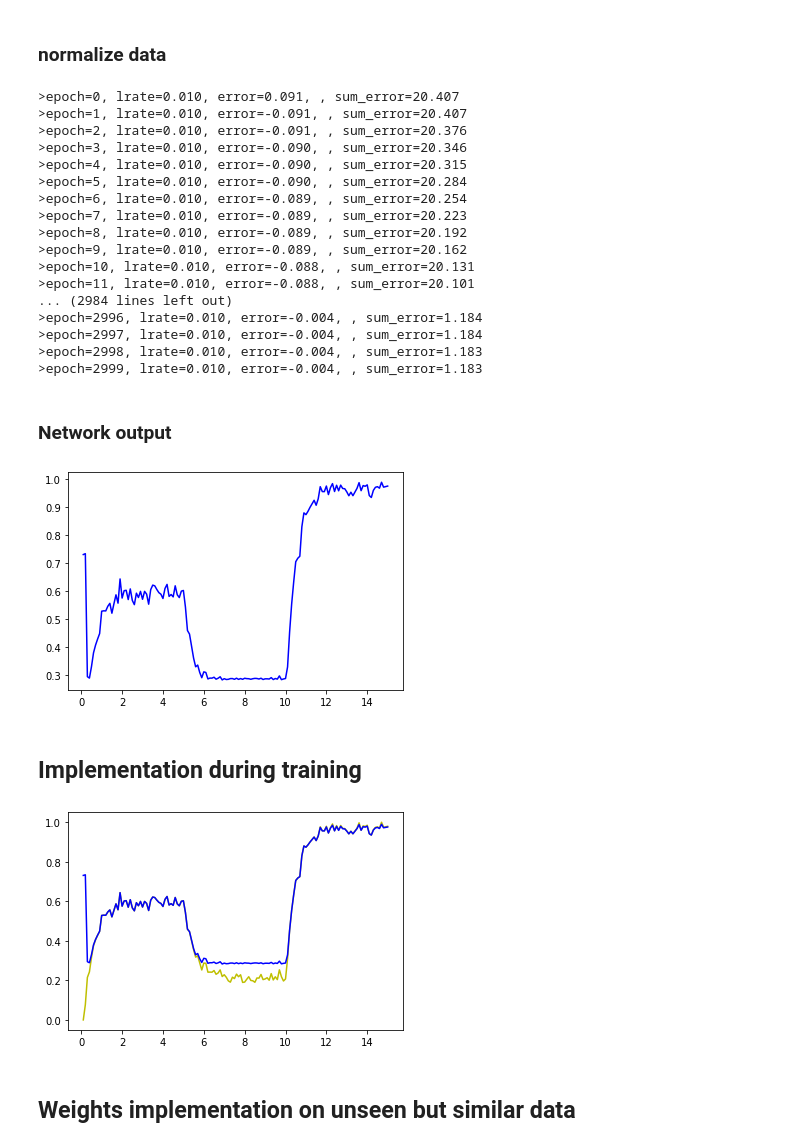
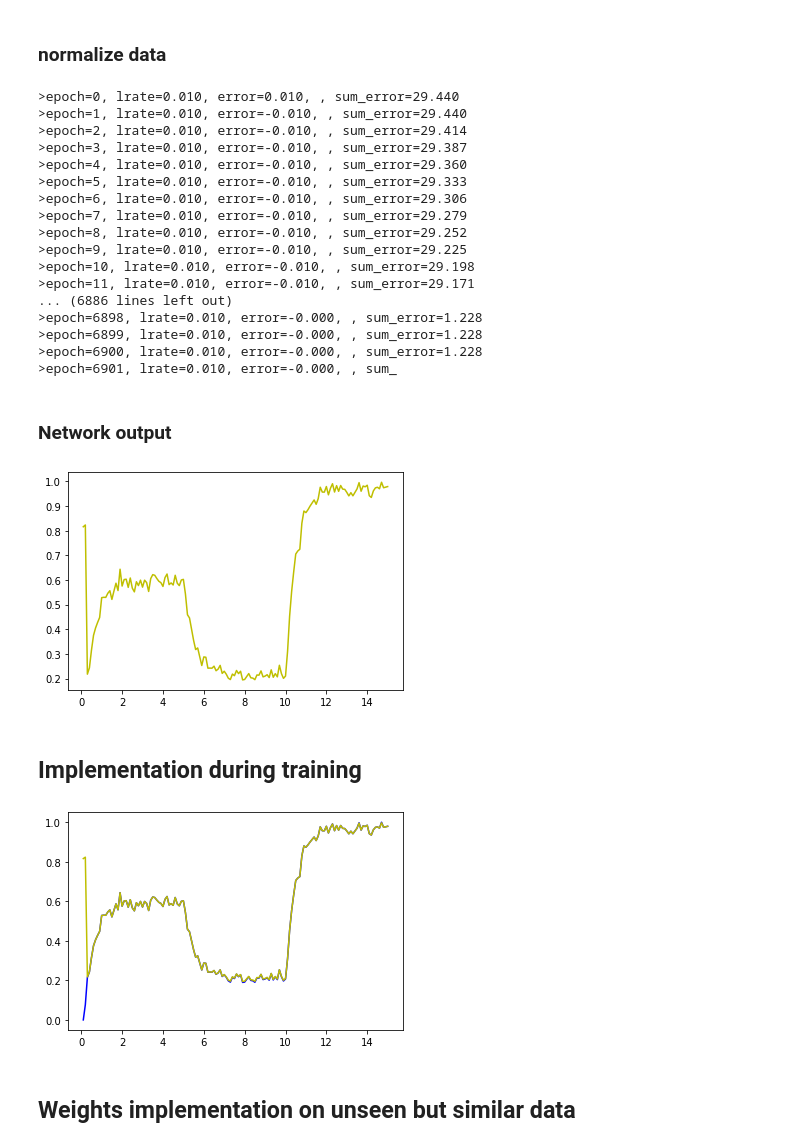
Before and after one commit to Kikumu/Computational-science-practice, a Jupyter notebook: CourseProject/Computational-Science-ACW.ipynb, the cells around one changed output. Cells and saved outputs as stored; diff of their text form; code cells hidden in the pictures.

```diff
--- a/CourseProject/Computational-Science-ACW.ipynb
+++ b/CourseProject/Computational-Science-ACW.ipynb
@@ -366,7 +366,7 @@ def sigmoid_activation(val):
     return sigmoid
 
 def train_weights3(array, lr, loops):
-    weights3 = [1,rand.uniform(0,1),rand.uniform(0,1),rand.uniform(0,1)] #initialise weights
+    weights3 = [rand.uniform(0,1),rand.uniform(0,1),rand.uniform(0,1),rand.uniform(0,1)] #initialise weights
     weights3_1 = []             #append/save created weights
     itr_array = []
     sum_error_array = []
@@ -431,8 +431,8 @@ def train_weights3(array, lr, loops):
     return net_array,sum_error_array,weights3_1,itr_array
 
 def predict3(noise2,weights2):
-    net_sum = 0
-    net_sum = weights2[0] #obtain bias from weight array
+    net_sum = 1
+    net_sum +=net_sum*weights2[0] #obtain bias from weight array
     for i in range(len(noise2)-1):
         net_sum += weights2[i + 1] * noise2[i] #multiply input by respective weight to obtain a summation
     activation2 = sigmoid_activation(net_sum)  #implement sigmoid function to summation obtained
@@ -569,50 +569,50 @@ dat2 = triple_converter(x_scaled)
 # %%
 #values,e,w,test,itrArray,accuracy_array = train_weights3(dat2, 0.01,100)
 #0.006531
-values,e,weights,itr = train_weights3(dat2, 0.01,3000)
+values,e,weights,itr = train_weights3(dat2, 0.01,10000)
 # %% [output]
->epoch=0, lrate=0.010, error=0.091, , sum_error=20.407
->epoch=1, lrate=0.010, error=-0.091, , sum_error=20.407
->epoch=2, lrate=0.010, error=-0.091, , sum_error=20.376
->epoch=3, lrate=0.010, error=-0.090, , sum_error=20.346
->epoch=4, lrate=0.010, error=-0.090, , sum_error=20.315
->epoch=5, lrate=0.010, error=-0.090, , sum_error=20.284
->epoch=6, lrate=0.010, error=-0.089, , sum_error=20.254
->epoch=7, lrate=0.010, error=-0.089, , sum_error=20.223
->epoch=8, lrate=0.010, error=-0.089, , sum_error=20.192
->epoch=9, lrate=0.010, error=-0.089, , sum_error=20.162
->epoch=10, lrate=0.010, error=-0.088, , sum_error=20.131
->epoch=11, lrate=0.010, error=-0.088, , sum_error=20.101
-... (2984 lines left out)
->epoch=2996, lrate=0.010, error=-0.004, , sum_error=1.184
->epoch=2997, lrate=0.010, error=-0.004, , sum_error=1.184
->epoch=2998, lrate=0.010, error=-0.004, , sum_error=1.183
->epoch=2999, lrate=0.010, error=-0.004, , sum_error=1.183
+>epoch=0, lrate=0.010, error=0.010, , sum_error=29.440
+>epoch=1, lrate=0.010, error=-0.010, , sum_error=29.440
+>epoch=2, lrate=0.010, error=-0.010, , sum_error=29.414
+>epoch=3, lrate=0.010, error=-0.010, , sum_error=29.387
+>epoch=4, lrate=0.010, error=-0.010, , sum_error=29.360
+>epoch=5, lrate=0.010, error=-0.010, , sum_error=29.333
+>epoch=6, lrate=0.010, error=-0.010, , sum_error=29.306
+>epoch=7, lrate=0.010, error=-0.010, , sum_error=29.279
+>epoch=8, lrate=0.010, error=-0.010, , sum_error=29.252
+>epoch=9, lrate=0.010, error=-0.010, , sum_error=29.225
+>epoch=10, lrate=0.010, error=-0.010, , sum_error=29.198
+>epoch=11, lrate=0.010, error=-0.010, , sum_error=29.171
+... (6886 lines left out)
+>epoch=6898, lrate=0.010, error=-0.000, , sum_error=1.228
+>epoch=6899, lrate=0.010, error=-0.000, , sum_error=1.228
+>epoch=6900, lrate=0.010, error=-0.000, , sum_error=1.228
+>epoch=6901, lrate=0.010, error=-0.000, , sum_
 # %% [markdown]
 ### Network output
 # %%
 #save to dataframe
 #data6= {'Noise_values':dat1,'Output of Perceptron':values,'Error':e,'T':t_save2}
 #df6= pd.DataFrame(data6)
 y_axis = values #network output
 #y = x_scaled
 x_axis = x = t_save2
 #plt.plot(x,y,"y") #actual
-plt.plot(x_axis,y_axis,"b")#noise
+plt.plot(x_axis,y_axis,"y")#noise
 plt.show()
 # %% [output]
-[figure, old version]
+[figure, new version]
 # %% [markdown]
 ## Implementation during training
 # %%
 #y_axis = values #network output
 y = x_scaled
 x_axis = x = t_save2
-plt.plot(x,y,"y") #actual
-plt.plot(x_axis,y_axis,"b")#noise
+plt.plot(x,y,"b") #actual
+plt.plot(x_axis,y_axis,"y")#network
 plt.show()
 # %% [output]
-[figure, old version]
+[figure, new version]
 # %% [markdown]
 ## Weights implementation on unseen but similar data
 # %%
```
Also changed, not shown: parts of 1 cell of this notebook.
